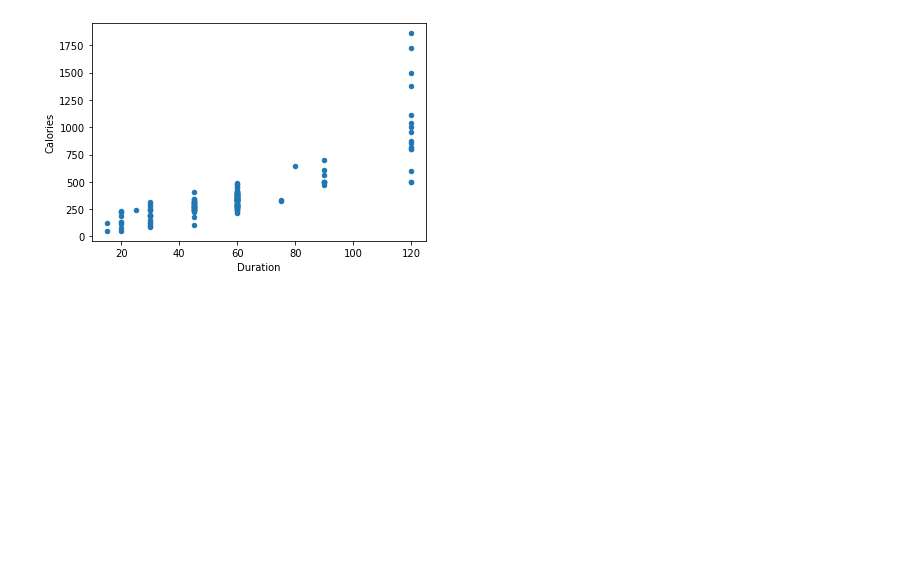
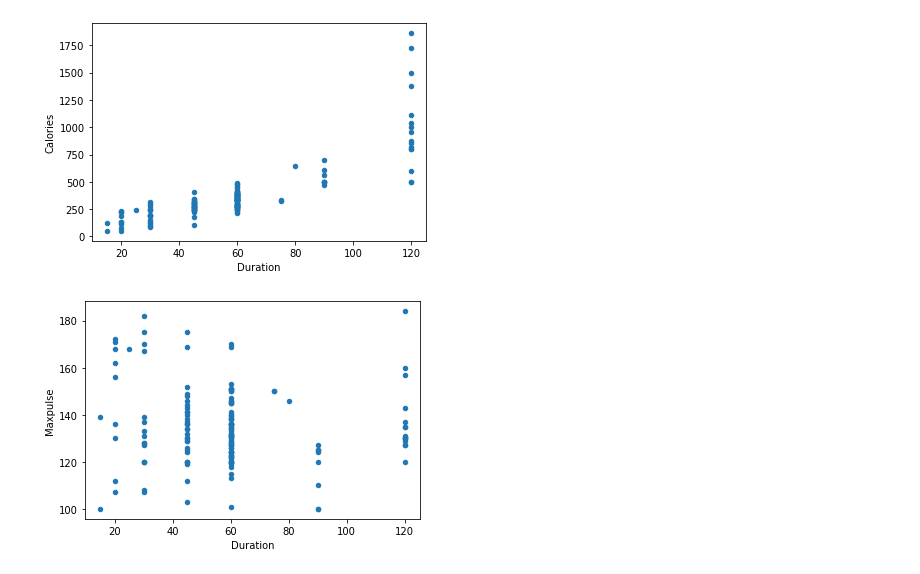
Before and after one commit to vanhuycx/test_code, a Jupyter notebook: test.ipynb, the cells around one changed output. Cells and saved outputs as stored; diff of their text form; code cells hidden in the pictures; blank space fills up the shorter version.

```diff
--- a/test.ipynb
+++ b/test.ipynb
@@ -203,3 +203,9 @@ df.plot(kind = 'scatter', x = 'Duration', y = 'Calories')
 plt.show()
 # %% [output]
 [figure]
+# %%
+df.plot(kind = 'scatter', x = 'Duration', y = 'Maxpulse')
+
+plt.show()
+# %% [output]
+[figure, added]
```
Also changed, not shown: parts of 1 cell of this notebook.
